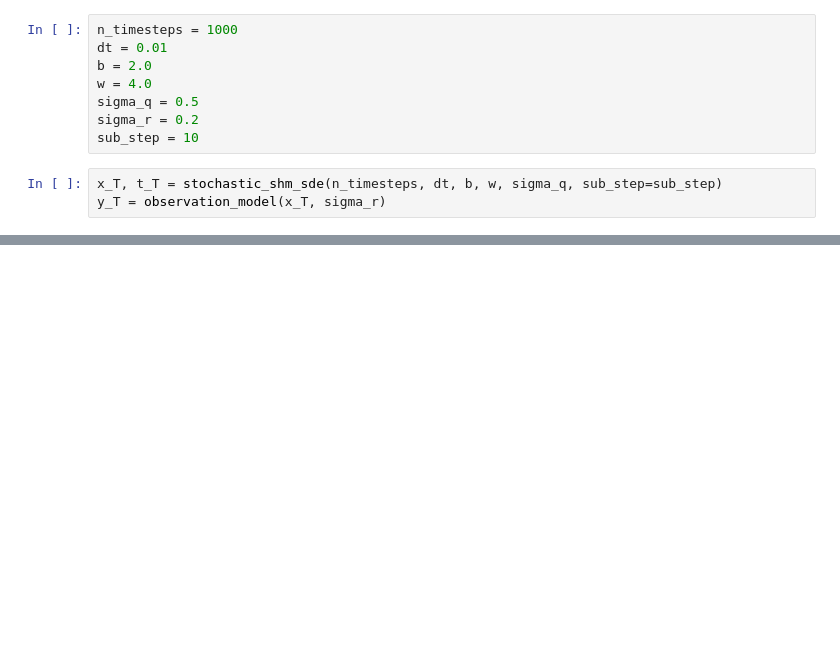
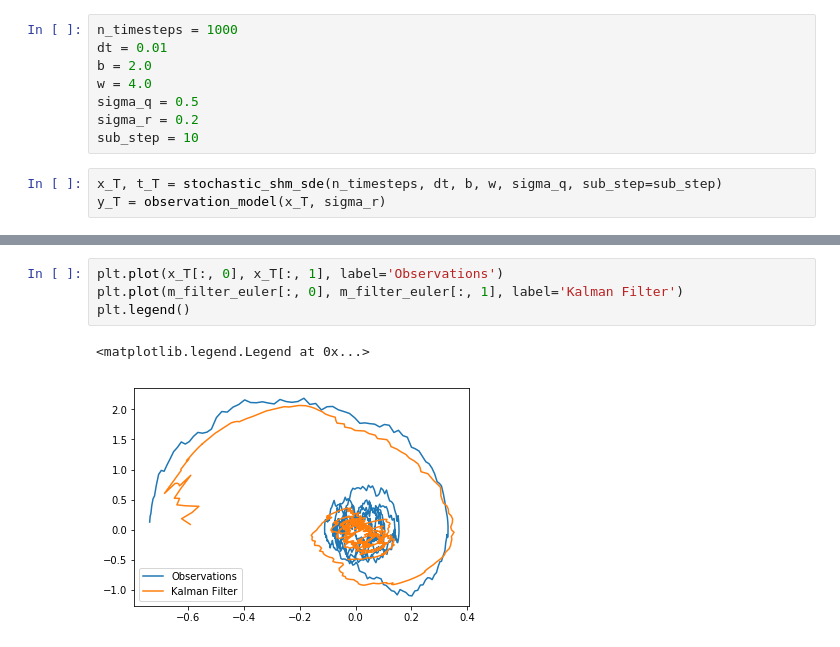
Before and after one commit to Aniket1998/SDE-Filtering, a Jupyter notebook: StochasticSHM.ipynb, the cells around one changed output, grey strips where cells are left out. Saved outputs shown, nothing was run; the diff lists cells and outputs as text; blank space fills up the shorter version.

```diff
--- a/StochasticSHM.ipynb
+++ b/StochasticSHM.ipynb
@@ -137,0 +103,7 @@ plt.legend()
+# %%
+plt.plot(x_T[:, 0], x_T[:, 1], label='Observations')
+plt.plot(m_filter_euler[:, 0], m_filter_euler[:, 1], label='Kalman Filter')
+plt.legend()
+# %% [output]
+<matplotlib.legend.Legend at 0x...>
+[figure, added]
```
Also changed, not shown: parts of 3 cells of this notebook.
